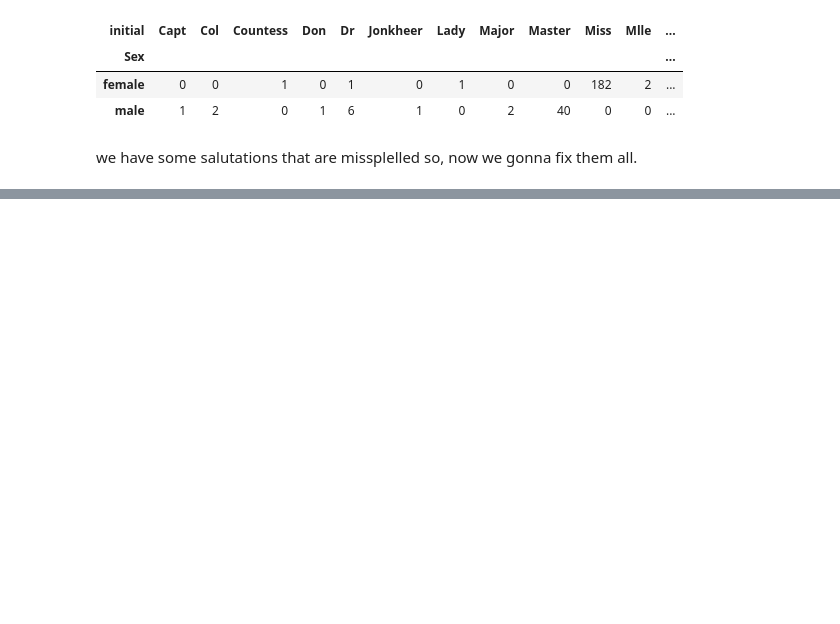
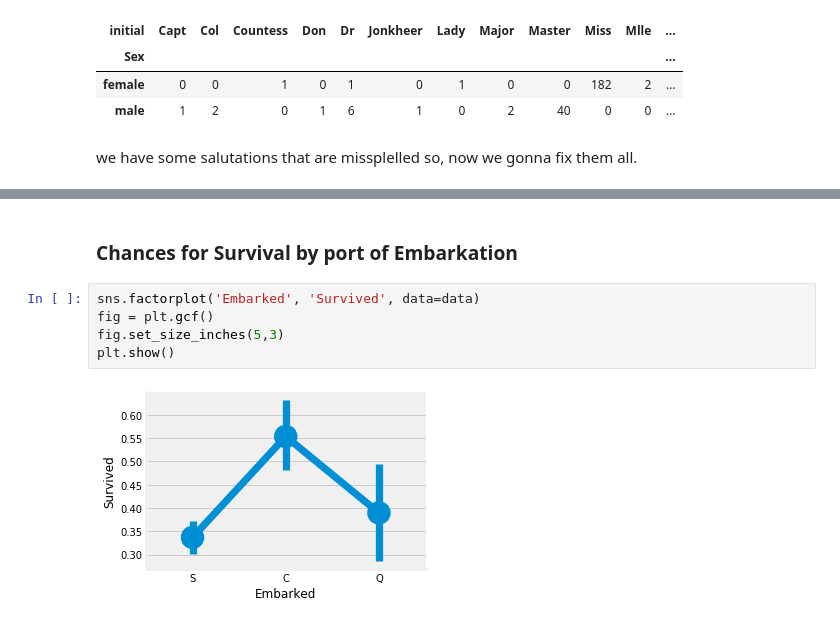
Before and after one commit to JunaidAsghar/Titanic-ML, a Jupyter notebook: Titanic.ipynb, the cells around one changed output, grey strips where cells are left out. Cells and saved outputs as stored; diff of their text form; blank space fills up the shorter version.

Commit message:
Playes with the Embarked Feature

```diff
--- a/Titanic.ipynb
+++ b/Titanic.ipynb
@@ -184,0 +240,9 @@ Name: Age, dtype: float64
+# %% [markdown]
+### Chances for Survival by port of Embarkation
+# %%
+sns.factorplot('Embarked', 'Survived', data=data)
+fig = plt.gcf()
+fig.set_size_inches(5,3)
+plt.show()
+# %% [output]
+[figure, added]
```
Also changed, not shown: parts of 32 cells of this notebook.
